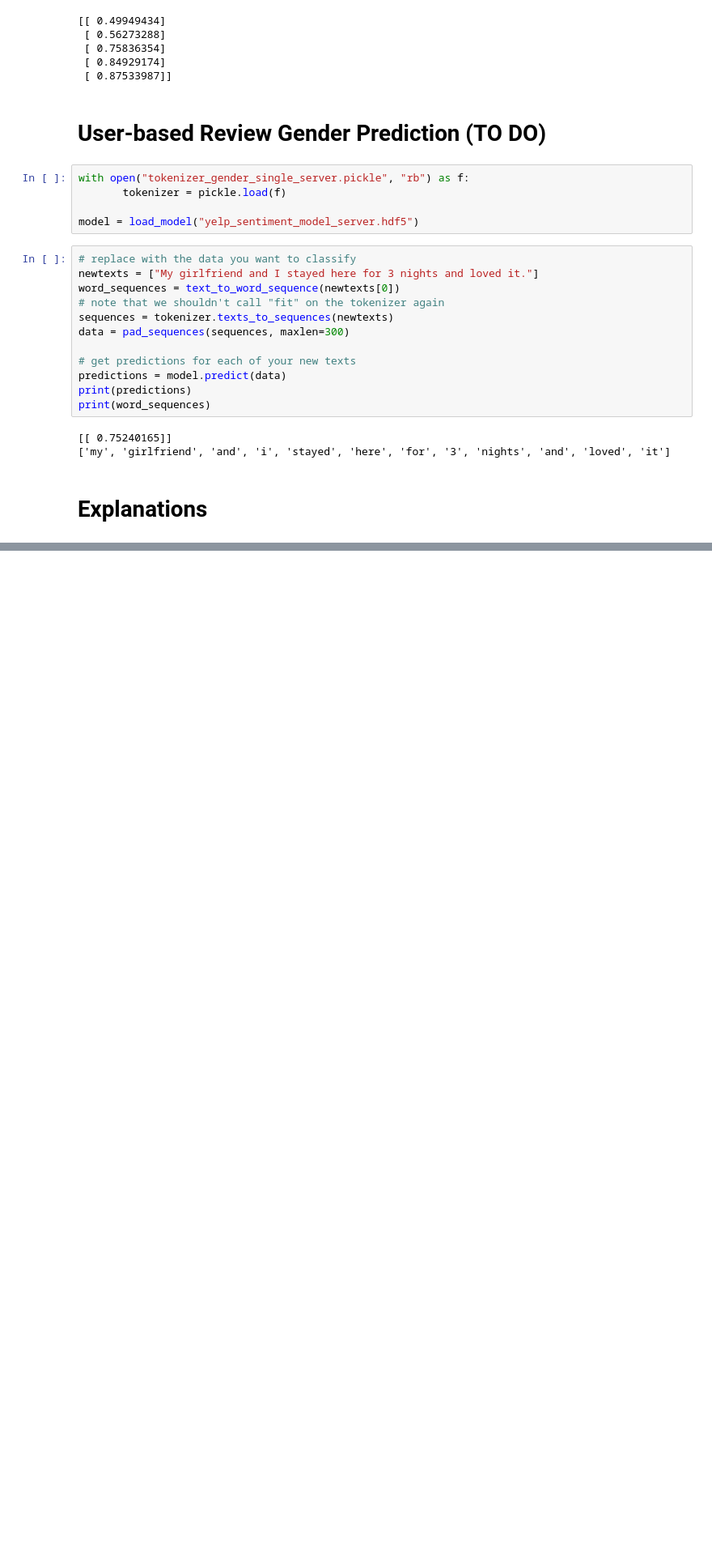
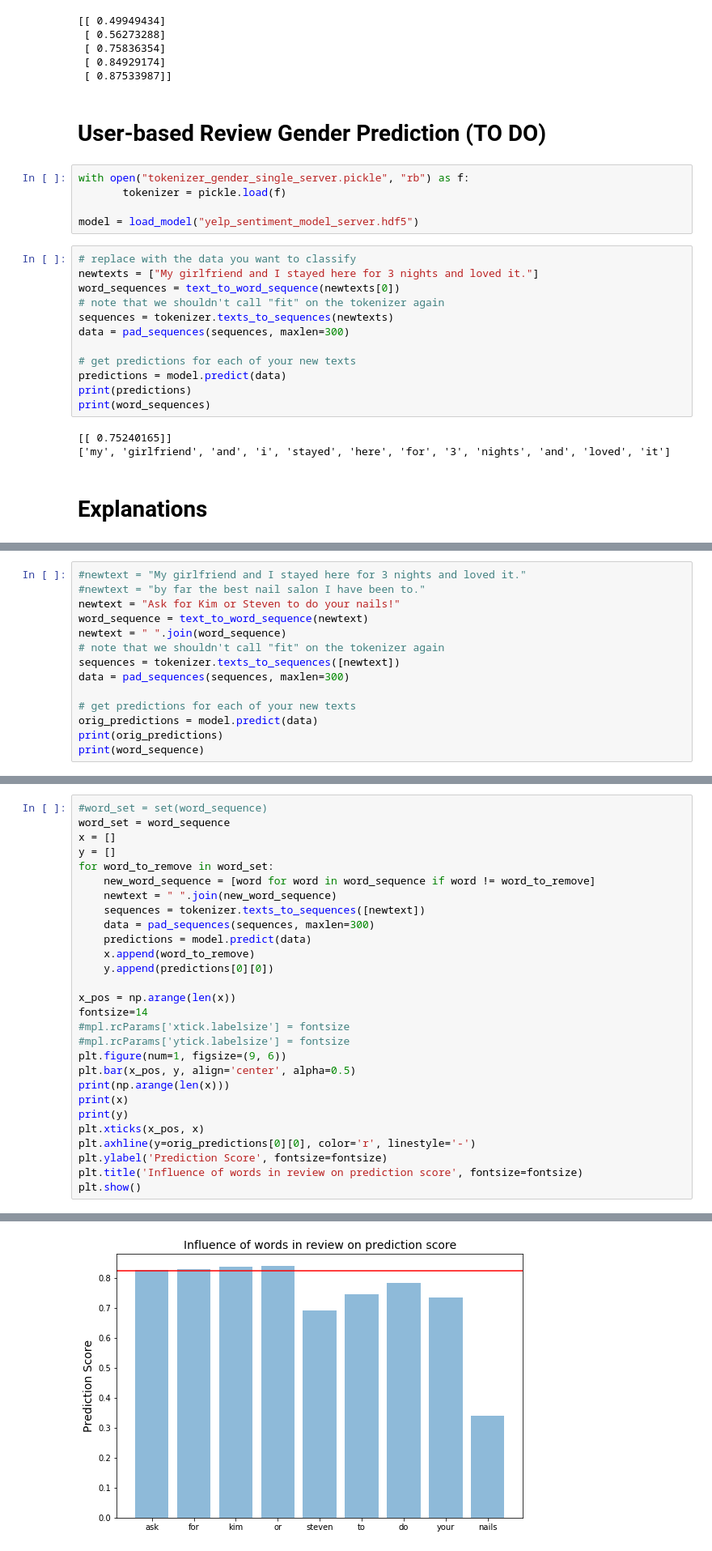
Before and after one commit to selvasamuel/18734-project, a Jupyter notebook: Gender_Prediction_Test.ipynb, the cells around one changed output, grey strips where cells are left out. Shown at 81% size. Drawn from its saved outputs; the diff is of its cells as text; blank space fills up the shorter version.

```diff
--- a/Gender_Prediction_Test.ipynb
+++ b/Gender_Prediction_Test.ipynb
@@ -75,0 +80,14 @@ print(word_sequences)
+# %%
+#newtext = "My girlfriend and I stayed here for 3 nights and loved it."
+#newtext = "by far the best nail salon I have been to."
+newtext = "Ask for Kim or Steven to do your nails!"
+word_sequence = text_to_word_sequence(newtext)
+newtext = " ".join(word_sequence)
+# note that we shouldn't call "fit" on the tokenizer again
+sequences = tokenizer.texts_to_sequences([newtext])
+data = pad_sequences(sequences, maxlen=300)
+
+# get predictions for each of your new texts
+orig_predictions = model.predict(data)
+print(orig_predictions)
+print(word_sequence)
@@ -75,0 +97,29 @@ print(word_sequences)
+# %%
+#word_set = set(word_sequence)
+word_set = word_sequence
+x = []
+y = []
+for word_to_remove in word_set:
+    new_word_sequence = [word for word in word_sequence if word != word_to_remove]
+    newtext = " ".join(new_word_sequence)
+    sequences = tokenizer.texts_to_sequences([newtext])
+    data = pad_sequences(sequences, maxlen=300)
+    predictions = model.predict(data)
+    x.append(word_to_remove)
+    y.append(predictions[0][0])
+
+x_pos = np.arange(len(x))
+fontsize=14
+#mpl.rcParams['xtick.labelsize'] = fontsize
+#mpl.rcParams['ytick.labelsize'] = fontsize
+plt.figure(num=1, figsize=(9, 6))
+plt.bar(x_pos, y, align='center', alpha=0.5)
+print(np.arange(len(x)))
+print(x)
+print(y)
+plt.xticks(x_pos, x)
+plt.axhline(y=orig_predictions[0][0], color='r', linestyle='-')
+plt.ylabel('Prediction Score', fontsize=fontsize)
+plt.title('Influence of words in review on prediction score', fontsize=fontsize)
+plt.show()
+# %% [output]
@@ -75,0 +129 @@ print(word_sequences)
+[figure, added]
```
Also changed, not shown: parts of 4 cells of this notebook, 2 other files.
